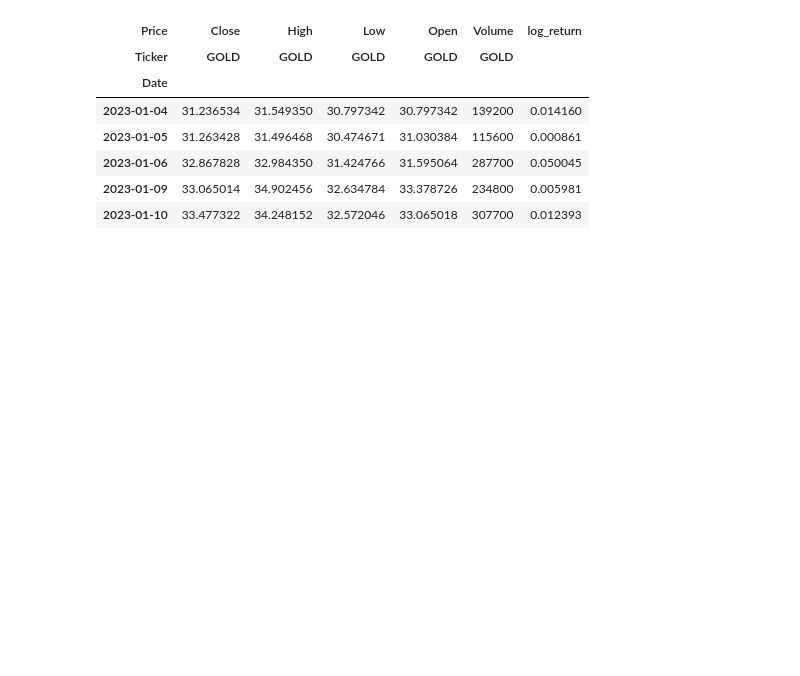
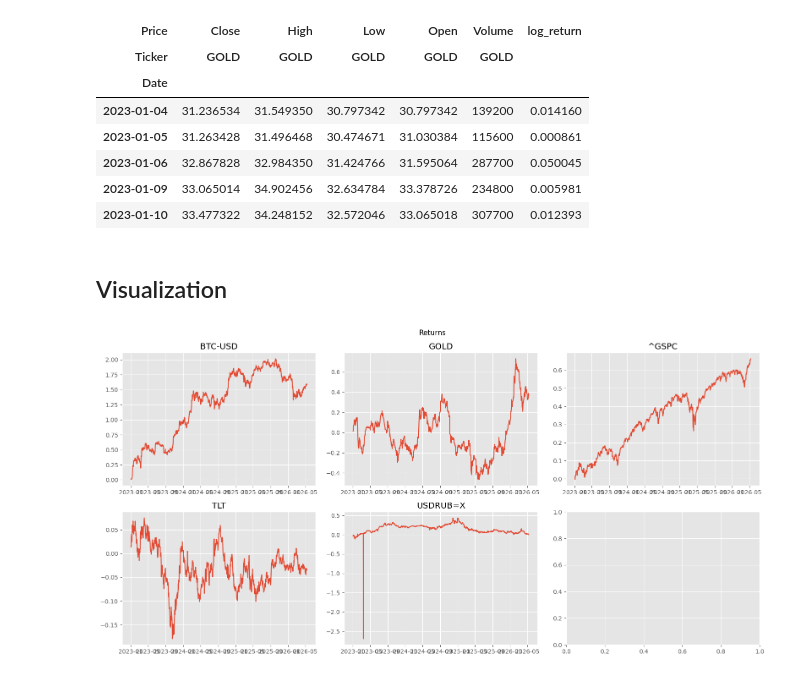
Before and after one commit to fadeeva/Risk_Alpha_Stable, a Jupyter notebook: notebooks/EDA.ipynb, the cells around one changed output. Saved outputs shown, nothing was run; the diff lists cells and outputs as text; code cells hidden in the pictures; blank space fills up the shorter version.

```diff
--- a/notebooks/EDA.ipynb
+++ b/notebooks/EDA.ipynb
@@ -37,3 +37,17 @@ data['gold'].head()
 | 2023-01-06 | 32.867828 | 32.984350 | 31.424766 | 31.595064 | 287700 | 0.050045 |
 | 2023-01-09 | 33.065014 | 34.902456 | 32.634784 | 33.378726 | 234800 | 0.005981 |
 | 2023-01-10 | 33.477322 | 34.248152 | 32.572046 | 33.065018 | 307700 | 0.012393 |
+# %% [markdown]
+## Visualization
+# %%
+fig, axes = plt.subplots(2, 3, figsize=(16, 8))
+axes = axes.flatten()
+
+for idx, asset in enumerate(data.values()):
+    axes[idx].plot(asset['log_return'].cumsum())
+    axes[idx].set_title(f'{asset.columns[0][1]}')
+
+plt.suptitle('Returns')
+plt.tight_layout();
+# %% [output]
+[figure, added]
```
Also changed, not shown: parts of 8 cells of this notebook.
